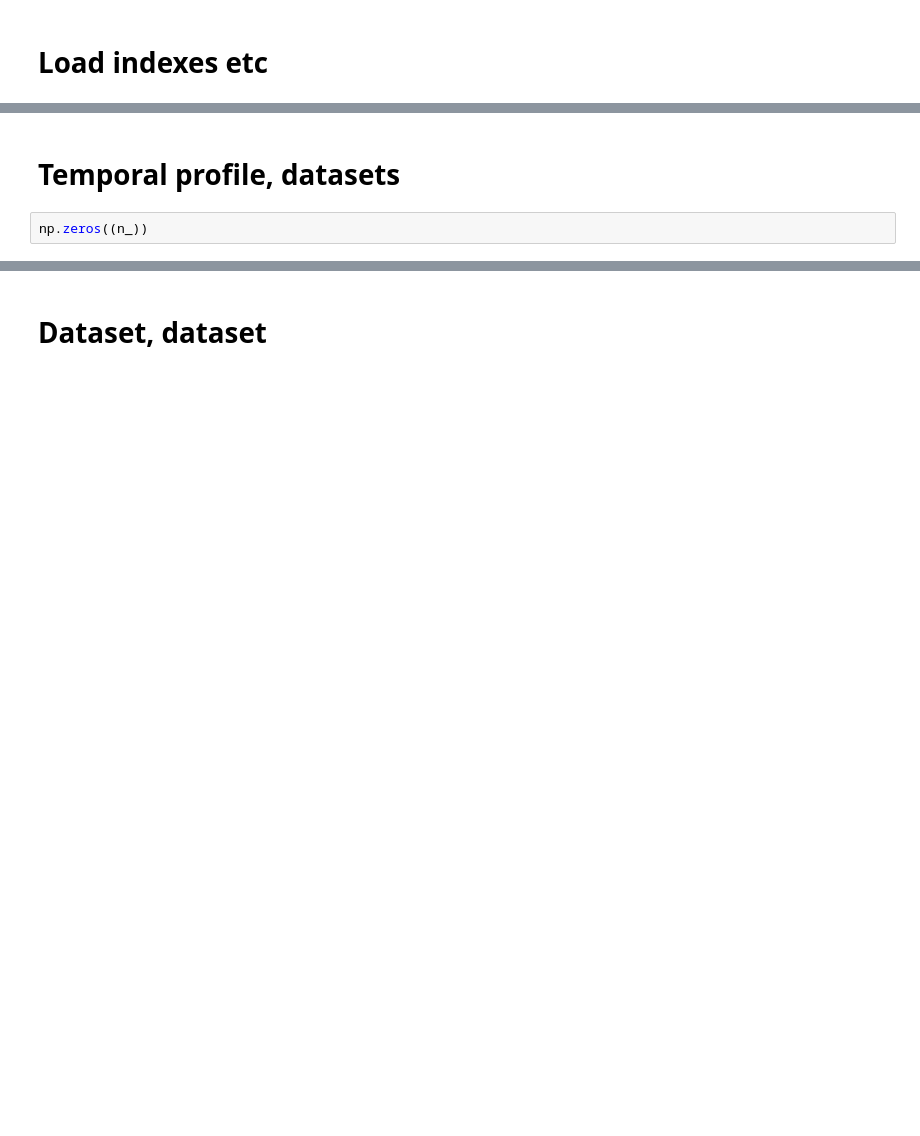
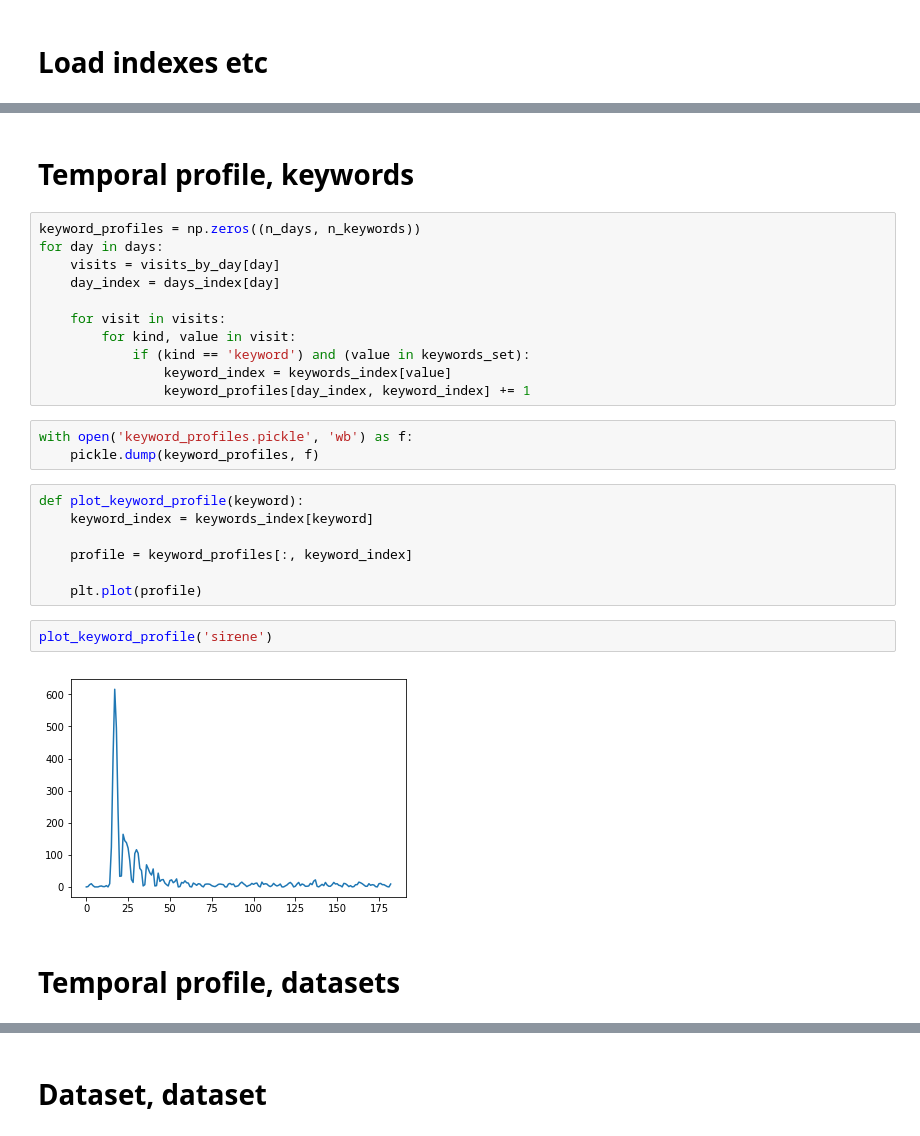
Before and after one commit to etalab/piwik_logs, a Jupyter notebook: links.ipynb, the cells around one changed output, grey strips where cells are left out. Cells and saved outputs as stored; diff of their text form; blank space fills up the shorter version.

```diff
--- a/links.ipynb
+++ b/links.ipynb
@@ -23,4 +122,29 @@ with open('visits_clean.json', 'r') as f:
+# %% [markdown]
+# Temporal profile, keywords
+# %%
+keyword_profiles = np.zeros((n_days, n_keywords))
+for day in days:
+    visits = visits_by_day[day]
+    day_index = days_index[day]
+
+    for visit in visits:
+        for kind, value in visit:
+            if (kind == 'keyword') and (value in keywords_set):
+                keyword_index = keywords_index[value]
+                keyword_profiles[day_index, keyword_index] += 1
+# %%
+with open('keyword_profiles.pickle', 'wb') as f:
+    pickle.dump(keyword_profiles, f)
+# %%
+def plot_keyword_profile(keyword):
+    keyword_index = keywords_index[keyword]
+
+    profile = keyword_profiles[:, keyword_index]
+
+    plt.plot(profile)
+# %%
+plot_keyword_profile('sirene')
+# %% [output]
+[figure, added]
 # %% [markdown]
 # Temporal profile, datasets
-# %%
-np.zeros((n_))
```
Also changed, not shown: parts of 29 cells of this notebook, 3 other files.
